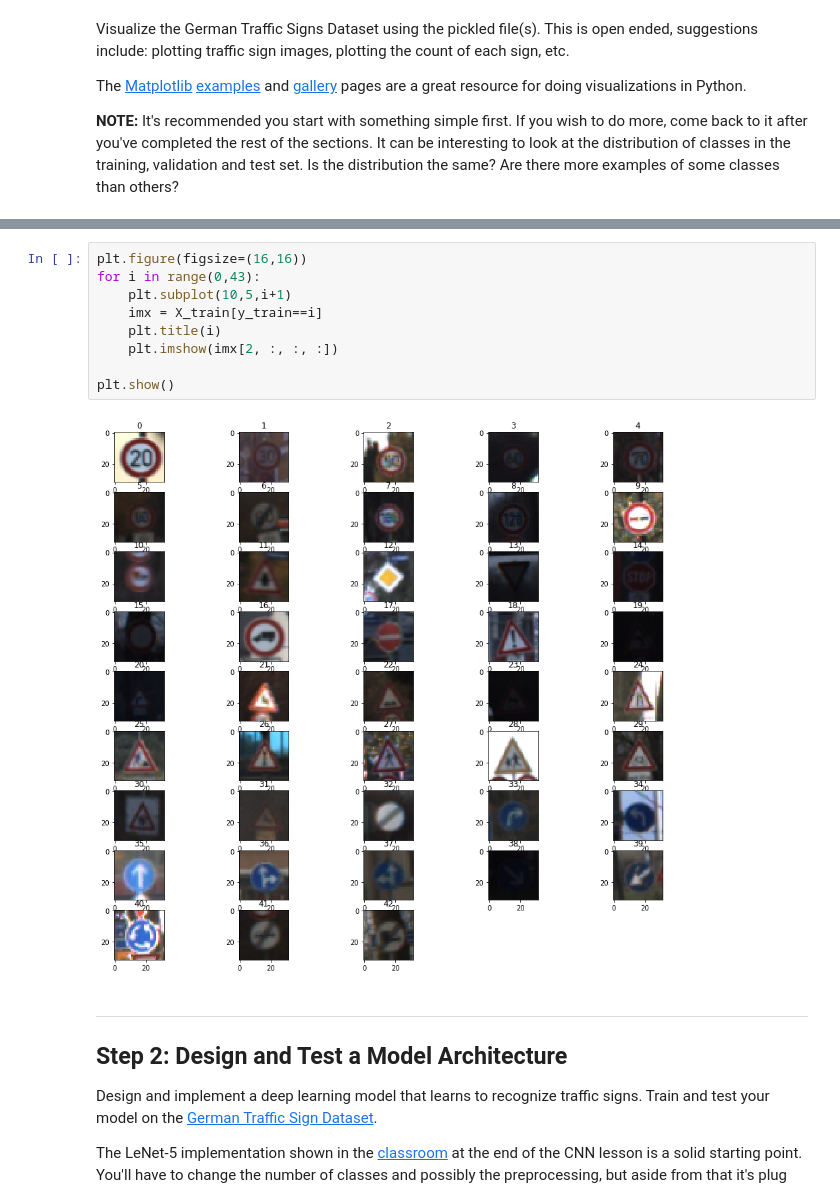
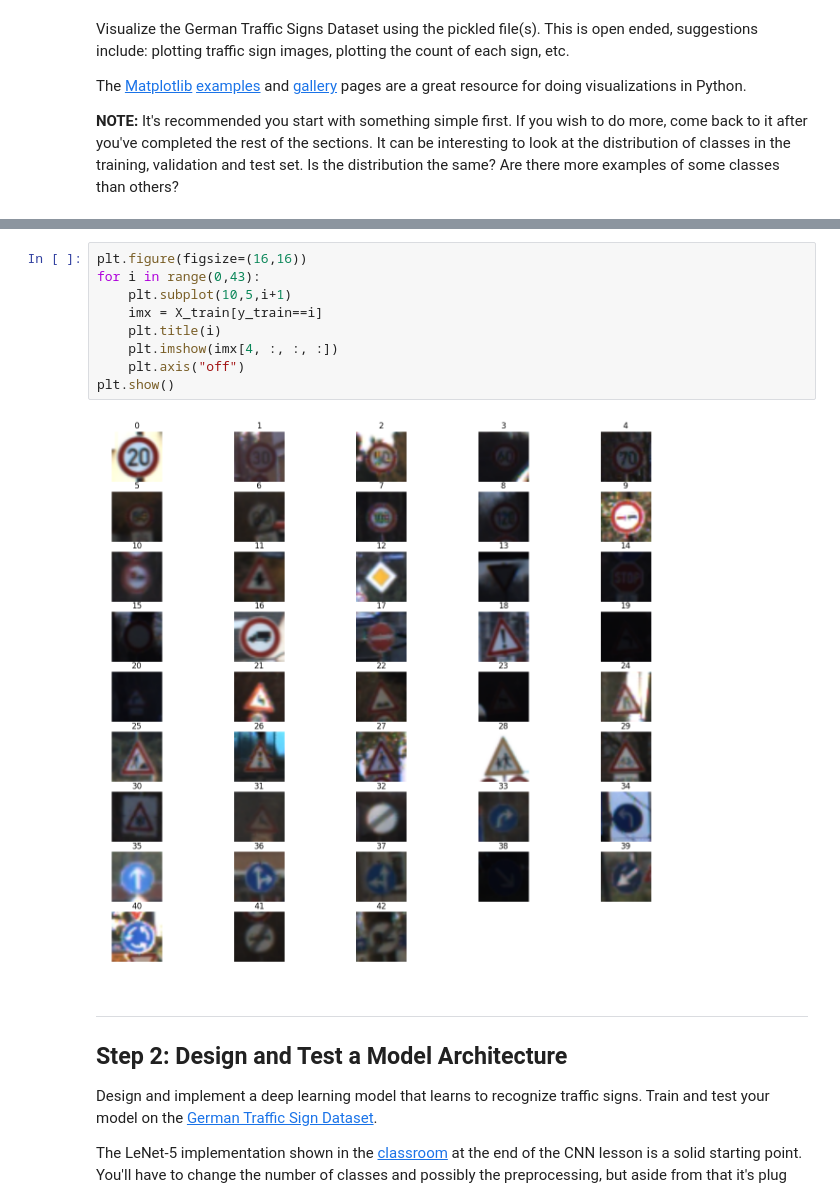
Before and after one commit to deepanshu96/carp2, a Jupyter notebook: tsc2.ipynb, the cells around one changed output, grey strips where cells are left out. Saved outputs shown, nothing was run; the diff lists cells and outputs as text.

```diff
--- a/tsc2.ipynb
+++ b/tsc2.ipynb
@@ -133,14 +133,14 @@ plt.show()
 # %%
 plt.figure(figsize=(16,16))
 for i in range(0,43):
     plt.subplot(10,5,i+1)
     imx = X_train[y_train==i]
     plt.title(i)
-    plt.imshow(imx[2, :, :, :])
-
+    plt.imshow(imx[4, :, :, :])
+    plt.axis("off")
 plt.show()
 # %% [output]
-[figure, old version]
+[figure, new version]
 # %% [markdown]
 ----
 
```
Also changed, not shown: parts of 21 cells of this notebook.
